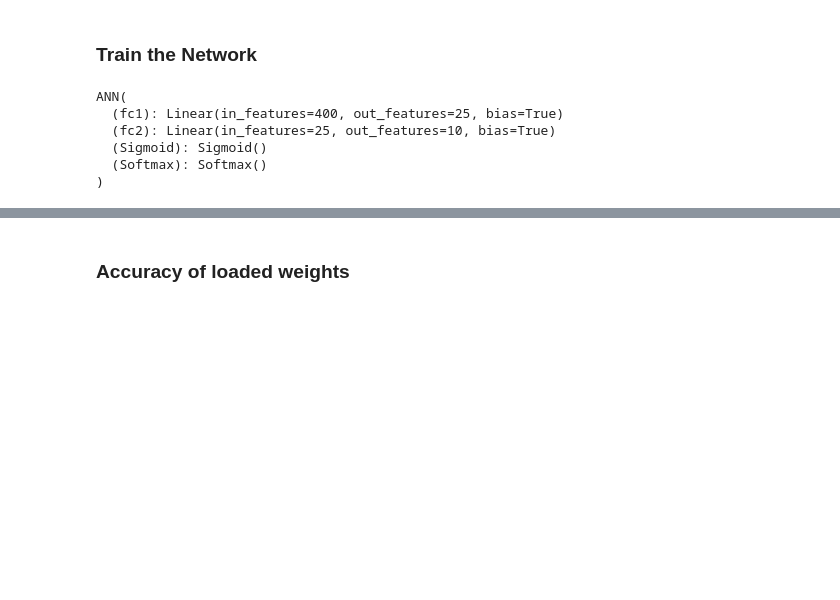
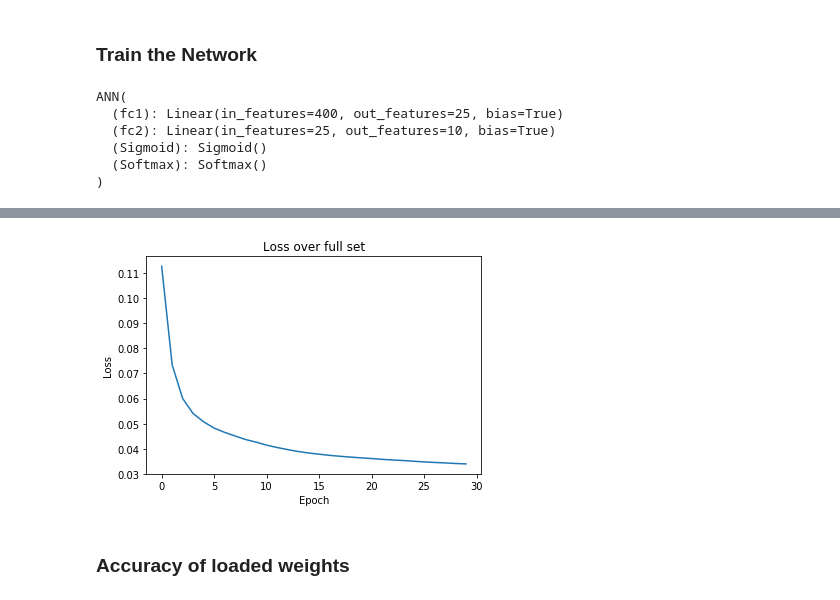
Before and after one commit to finnthedawg/ML_NeuralNetClassifier, a Jupyter notebook: ANNclassifier.ipynb, the cells around one changed output, grey strips where cells are left out. Drawn from its saved outputs; the diff is of its cells as text; code cells hidden in the pictures; blank space fills up the shorter version.

```diff
--- a/ANNclassifier.ipynb
+++ b/ANNclassifier.ipynb
@@ -136,3 +160,13 @@ Epoch:9 Avg MSE Loss: 0.0028983883814656707 Ave Accuracy%:  [98.58]
+# %%
+#Plot the loss rate
+#Plot the accuracy gain
+plt.plot(LossCount)
+plt.title('Loss over full set')
+plt.ylabel('Loss')
+plt.xlabel('Epoch')
+plt.show()
+# %% [output]
+[figure, added]
 # %%
 #Update the weights.
 # %% [markdown]
```
Also changed, not shown: parts of 6 cells of this notebook.
